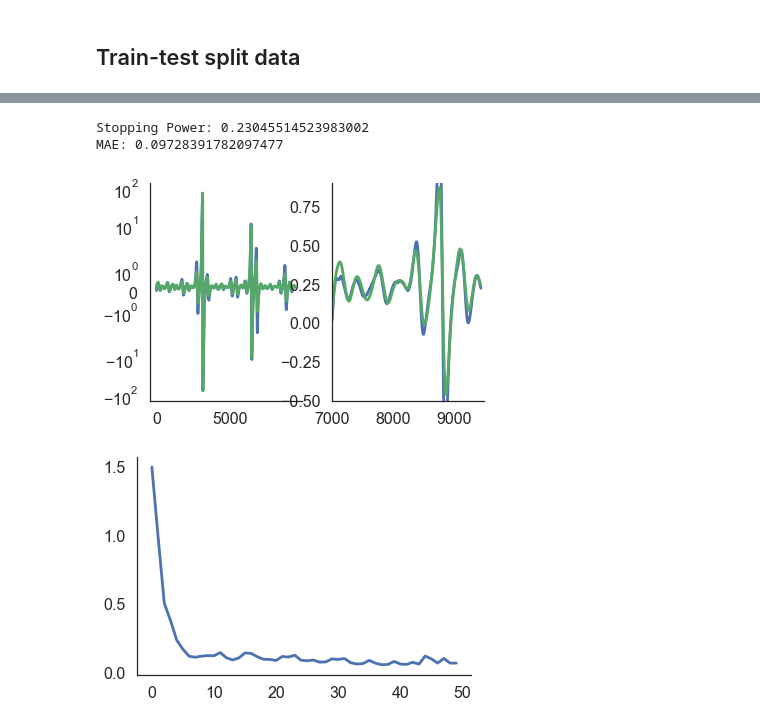
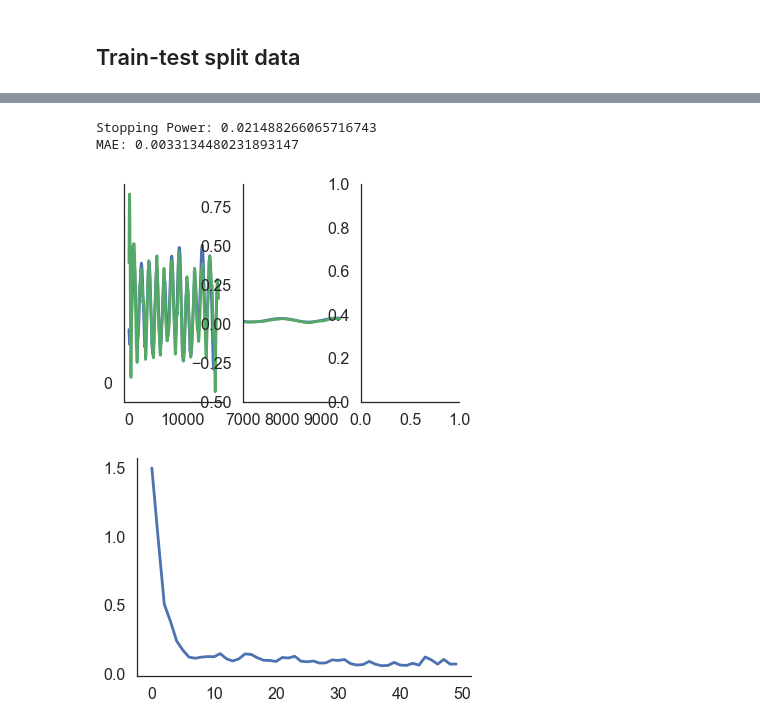
Before and after one commit to globus-labs/stopping-power-ml, a Jupyter notebook: neural.ipynb, the cells around one changed output, grey strips where cells are left out. Drawn from its saved outputs; the diff is of its cells as text; code cells hidden in the pictures.

Commit message:
Adding capabilities to train NNs on multiple velocities -- randomly sorted, or grouped by velocity. Need to deal with class imbalance issues

```diff
--- a/neural.ipynb
+++ b/neural.ipynb
@@ -164,43 +214,46 @@ y = data[y_col].values
+# %%
+
+## Split data into X and y
+(X_si, y_si) = get_data_columns(dfs_si_train[0])
+#(X_al, y_al) = get_data_columns(al_data)
 # %% [markdown]
 # Base Dense Multilayer NN
 Note: Worth running this more epochs on GPU
 # %% [markdown]
 ## Model Architectures
 # %%
-def get_mlp_base(activation="linear"):
+def get_mlp_base(X, activation="linear"):
     model = Sequential()
     model.add(Dense(512, input_shape=(X.shape[1],), activation=activation))
-    model.add(Dropout(0.1))
     model.add(Dense(256, activation=activation))
-    model.add(Dropout(0.1))
     model.add(Dense(128, activation=activation))
-    model.add(Dropout(0.1))
     model.add(Dense(1, activation=activation))
     model.compile(loss='mae', optimizer='adam', metrics=['mae'])
     return model
 
 
-def get_mlp_wide(activation="linear"):
+def get_mlp_wide(X, activation="linear"):
     model = Sequential()
     model.add(Dense(4096, input_shape=(X.shape[1],), activation=activation))
-    model.add(Dropout(0.1))
+    model.add(Dense(1024, input_shape=(X.shape[1],), activation=activation))
     model.add(Dense(1, activation=activation))
     model.compile(loss='mae', optimizer='adam', metrics=['mae'])
     return model
 
 
-def get_mlp_small(activation="linear"):
+def get_mlp_small(X, activation="linear"):
     model = Sequential()
-    model.add(Dense(16, input_shape=(X.shape[1],), activation=activation))
-    model.add(Dense(8, activation=activation))
+    model.add(Dense(128, input_shape=(X.shape[1],), activation=activation))
     model.add(Dense(1, activation=activation))
     model.compile(loss='mae', optimizer='adam', metrics=['mae'])
+    print(model.summary())
     return model
 
 
-def get_mlp_deep(activation="linear"):
+def get_mlp_deep(X, activation="linear"):
     model = Sequential()
-    model.add(Dense(512, input_shape=(X.shape[1],), activation=activation))
+    model.add(Dense(1024, input_shape=(X.shape[1],), activation=activation))
+    model.add(Dense(512, activation=activation))
     model.add(Dense(256, activation=activation))
     model.add(Dense(128, activation=activation))
     model.add(Dense(64, activation=activation))
@@ -211,17 +367,17 @@ def get_mlp_deep(activation="linear"):
 # %%
-models = [(get_mlp_small(), "Small MLP"),
-          (get_mlp_deep(), "Deeper MLP"),
-          (get_mlp_wide(), "Wider MLP"),
-          (get_mlp_base(), "Base MLP")]
+models = [(get_mlp_small(X_si), "Small MLP"),
+          (get_mlp_deep(X_si), "Deeper MLP"),
+          (get_mlp_wide(X_si), "Wider MLP"),
+          (get_mlp_base(X_si), "Base MLP")]
 
 splits = [4725]
-epochs = 100
+epochs = 25
 batch_size = 100
 verbose = True
 dfs = []
 for model, model_name in models:
-    r = train_over_times(model, X, y, splits, batch_size=batch_size,
-                         epochs=epochs, verbose=verbose)
+    model, r = train_over_times(model, X_si, y_si, splits, batch_size=batch_size,
+                                epochs=epochs, verbose=verbose)
     df_r = pd.DataFrame(r)
     df_r['model_name'] = model_name
     dfs.append(df_r)
@@ -280,11 +446,12 @@ Epoch 50/50
 # %%
-preds, mae, sp = predict_summarize(models, X, y)
+#models = [model for model, name in models]
+preds, mae, sp = predict_summarize(models, X_si, y_si)
 print("Stopping Power: {} \nMAE: {}".format(sp,mae))
-summary_plots(preds, y)
+summary_plots(preds, y_si)
 # %% [output]
-Stopping Power: 0.23045514523983002
-MAE: 0.09728391782097477
+Stopping Power: 0.021488266065716743
+MAE: 0.0033134480231893147
-[figure, old version]
+[figure, new version]
 # %%
 f,ax = plt.subplots()
 ax = plt.plot(hist.history['loss'])
```
Also changed, not shown: parts of 14 cells of this notebook.
